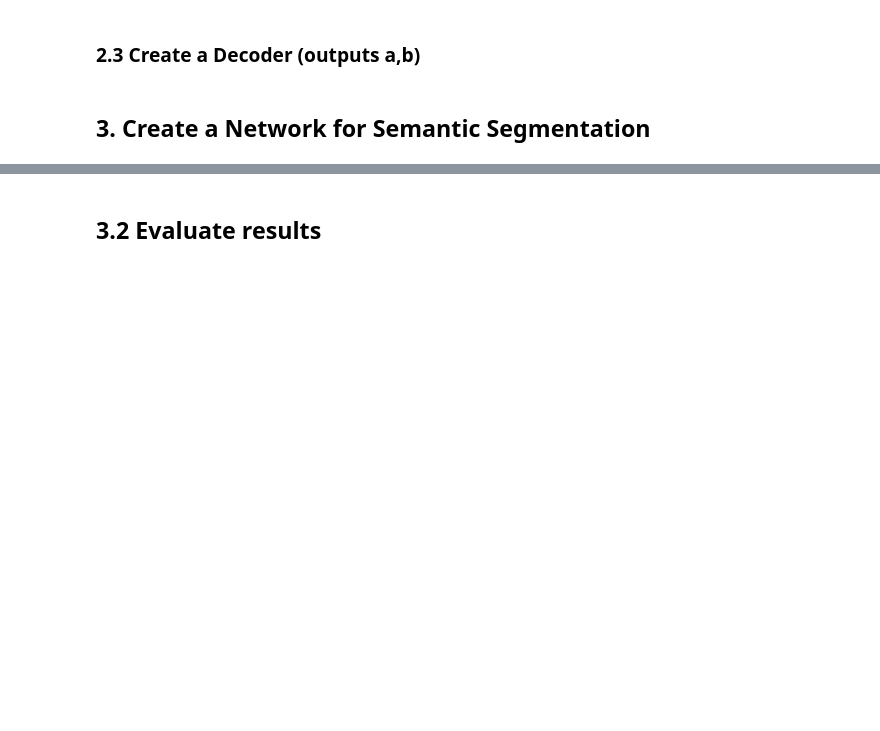
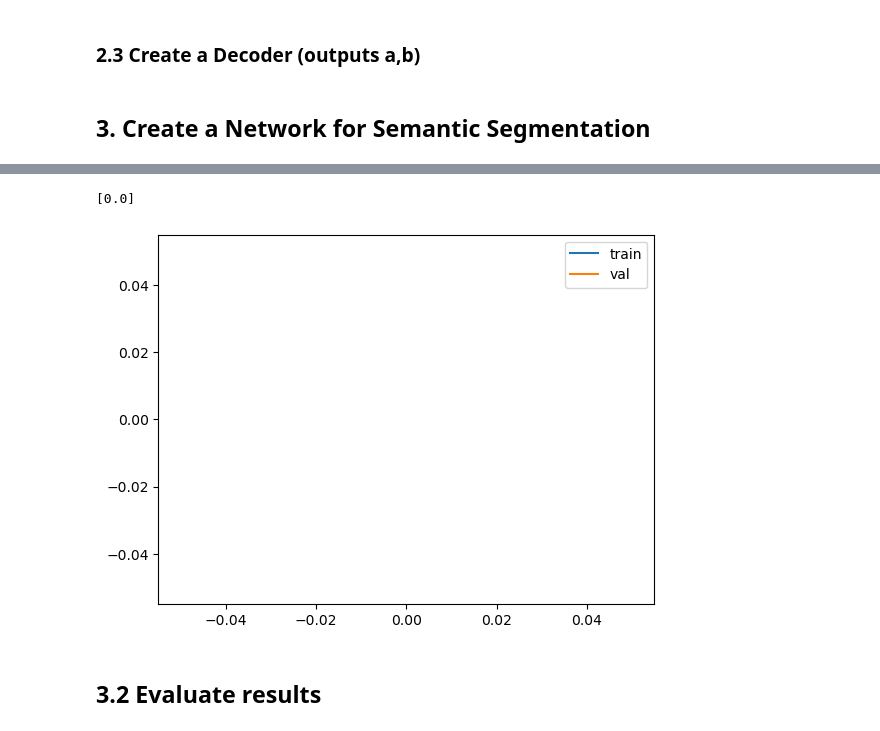
Before and after one commit to adamburman/deep-machine-learning-colorization-project, a Jupyter notebook: project.ipynb, the cells around one changed output, grey strips where cells are left out. Drawn from its saved outputs; the diff is of its cells as text; code cells hidden in the pictures; blank space fills up the shorter version.

```diff
--- a/project.ipynb
+++ b/project.ipynb
@@ -717,7 +738,7 @@ class SegModel(nn.Module):
         super().__init__()
 
         # Endocer
-        self.conv1 = nn.Conv2d(2, 64, kernel_size=3, padding=1)
+        self.conv1 = nn.Conv2d(1, 64, kernel_size=3, padding=1)
         self.pool = nn.MaxPool2d(kernel_size=2, stride=2, padding=0, return_indices=True)
         self.conv2 = nn.Conv2d(64, 128, kernel_size=3, padding=1)
         self.conv3 = nn.Conv2d(128, 256, kernel_size=3, padding=1)
@@ -729,12 +750,12 @@ class SegModel(nn.Module):
         self.unpool = nn.MaxUnpool2d(kernel_size=2, stride=2, padding=0)
         self.tc1 = nn.Conv2d(256, 128, kernel_size=3, padding=1)
         self.tc2 = nn.Conv2d(128, 64, kernel_size=3, padding=1)
-        self.tc3 = nn.Conv2d(64, 2, kernel_size=3, padding=1)  # Output has 2 channels (ab color channels)
+        self.tc3 = nn.Conv2d(64, 1, kernel_size=3, padding=1)  # Output has 2 channels (ab color channels)
         self.relu = nn.ReLU(inplace=True)
         self.tanh = nn.Tanh()
 
     def forward(self, x):
-        print(x.shape)
+        #print(x.shape)
         # Encoder
         x = self.conv1(x)
         #x, indices = self.pool(x)
@@ -781,6 +804,6 @@ sc_train_dataset, sc_val_dataset, sc_test_dataset = random_split(
 # %%
 # YOUR CODE HERE
-batch_size = 32
+batch_size = 6
 
 
 seg_color_model = SegModel()
@@ -791,10 +814,10 @@ val_loader = DataLoader(sc_val_dataset, batch_size=batch_size, shuffle=True)
 
 
 optimizer = optim.Adam(seg_color_model.parameters(), lr =0.001)
-loss_fn = nn.MSELoss()
-num_epochs = 5
+loss_fn = nn.CrossEntropyLoss()
+num_epochs = 1
 print_every = 1
 
 
 
-trained_gta_model, train_losses, val_losses = training_loop(seg_color_model, optimizer, loss_fn, train_loader, val_loader, num_epochs, print_every)
+trained_seg_model, train_losses, val_losses = training_loop(seg_color_model, optimizer, loss_fn, train_loader, val_loader, num_epochs, print_every)
@@ -801,3 +830,13 @@ trained_gta_model, train_losses, val_losses = training_loop(seg_color_model, opt
+# %%
+print(val_losses)
+plt.figure()
+plt.plot(range(0,len(train_losses)), train_losses)
+plt.plot(range(0,len(val_losses)), val_losses)
+plt.legend(['train', 'val'])
+plt.show()
+# %% [output]
+[0.0]
+[figure, added]
 # %% [markdown]
 ## 3.2 Evaluate results
 # %%
```
Also changed, not shown: parts of 13 cells of this notebook.
